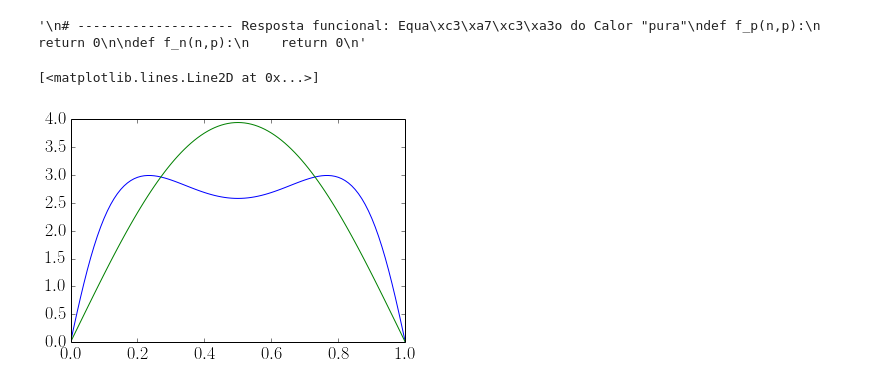
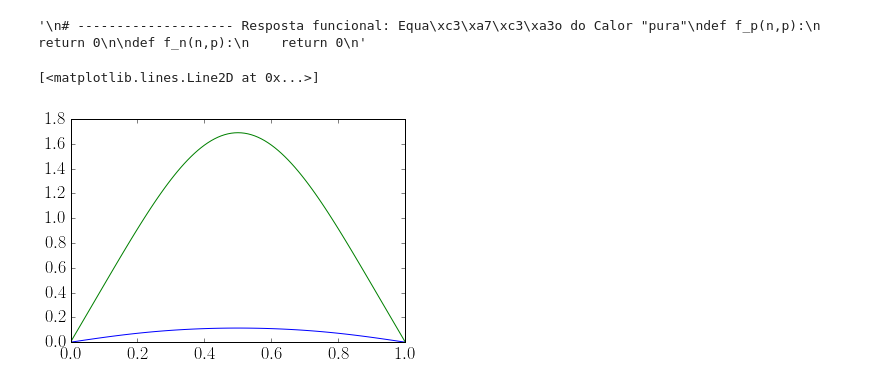
Before and after one commit to reand705/reac_diff, a Jupyter notebook: Method_Of_Lines.ipynb, the cells around one changed output. Cells and saved outputs as stored; diff of their text form; code cells hidden in the pictures.

```diff
--- a/Method_Of_Lines.ipynb
+++ b/Method_Of_Lines.ipynb
@@ -30,8 +30,8 @@ L = 1.0 #Se fez a mudança de variáveis, só pode ser L = 1!!
 
 #Discretização
 M = 101 #espaço
-N = 5000 #tempo
-Tmax = 500.0
+N = 4500 #tempo
+Tmax = 450.0
 # %%
 # -------------------- Resposta funcional: Rosensweig-MacArthur
 #Parâmetros, unidades originais (com base em Maciel, Kraenkel 2014)
@@ -121,18 +121,18 @@ t = np.linspace(0,Tmax,N)
 #pop inicial
 u0,v0 = init()
 y0 = np.r_[u0,v0]
-sol = scipy.integrate.odeint(ddt,y0,t, hmax=0.5)
+sol = scipy.integrate.odeint(ddt,y0,t)
 sol = np.array(sol)
 # %%
 #plot no espaço
-sol = np.load('Method_Of_Lines_dp=%.3f,dn=%.3f.npy' % (0.05,0.01))
+#sol = np.load('Method_Of_Lines_dp=%.3f,dn=%.3f.npy' % (0.05,0.01))
 u = np.transpose(sol[:,0:M])
 v = np.transpose(sol[:,M:])
 x = np.linspace(0,1,M)
-plt.plot(x,u[:,-1])
-plt.plot(x,v[:,-1])
+plt.plot(x,u[:,-100])
+plt.plot(x,v[:,-100])
 # %% [output]
 [<matplotlib.lines.Line2D at 0x...>]
-[figure, old version]
+[figure, new version]
 # %%
 #centro do patch no tempo
```
Also changed, not shown: parts of 5 cells of this notebook, 4 other files.
